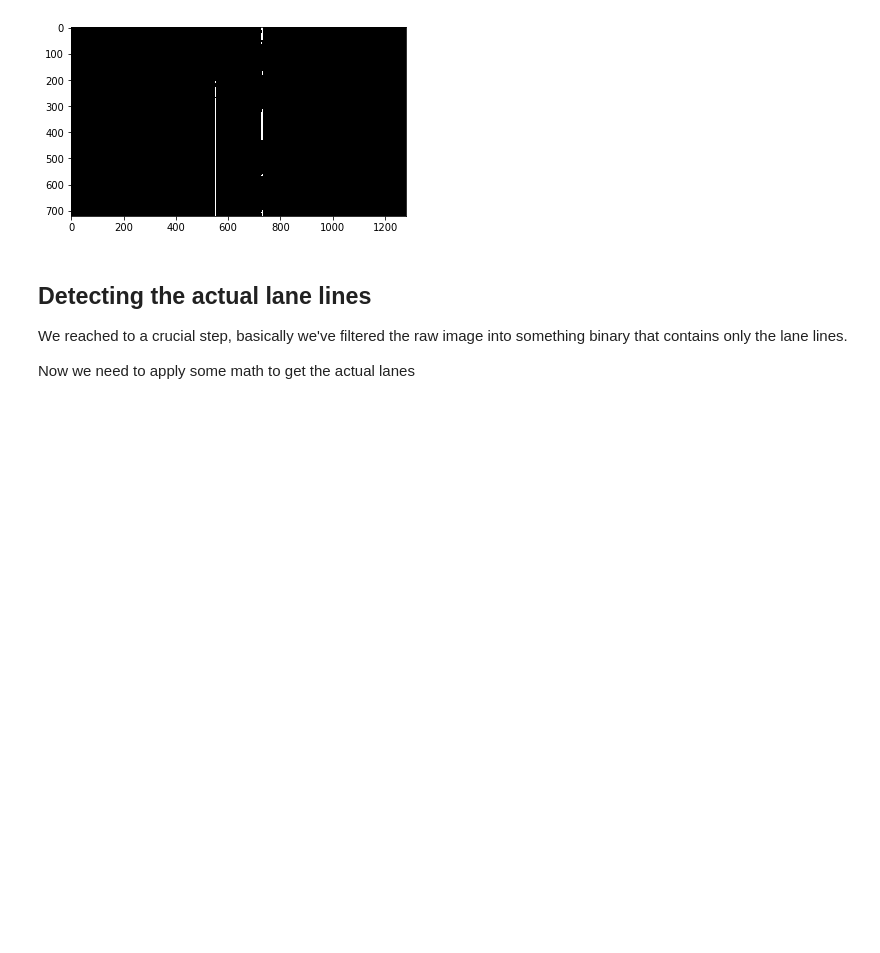
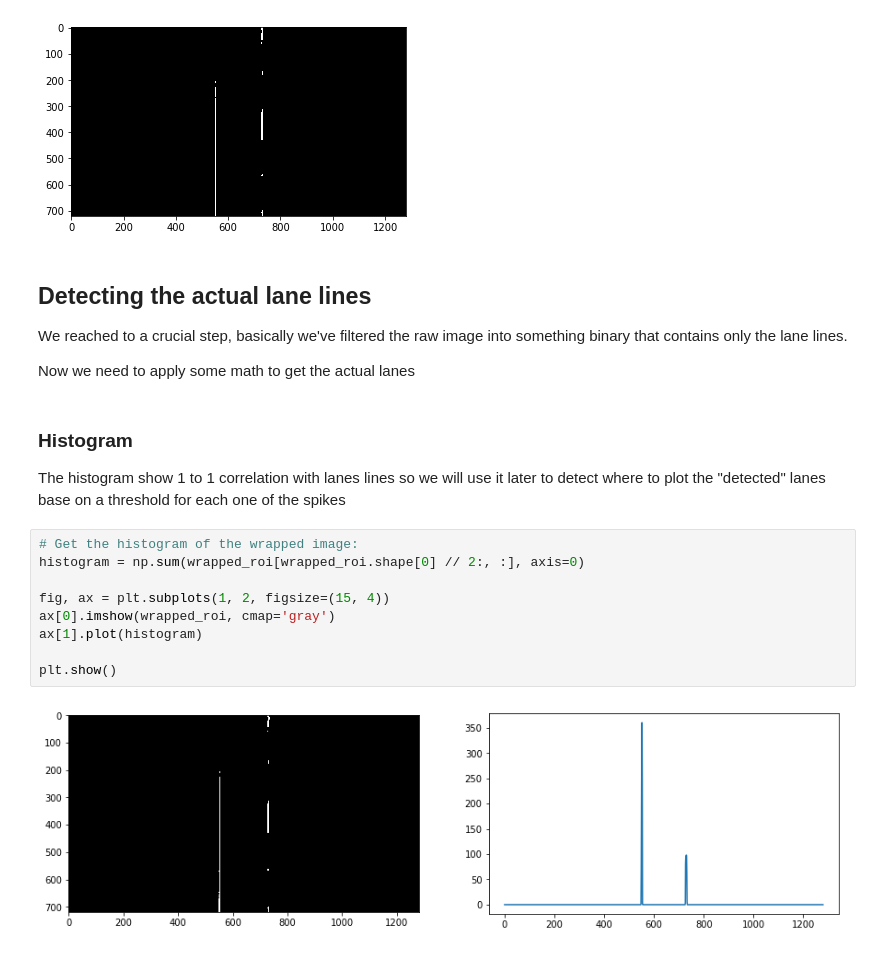
Before and after one commit to matang28/ros-lane-detection, a Jupyter notebook: research.ipynb, the cells around one changed output. Drawn from its saved outputs; the diff is of its cells as text; blank space fills up the shorter version.

```diff
--- a/research.ipynb
+++ b/research.ipynb
@@ -206,3 +206,17 @@ plt.imshow(wrapped_roi, cmap='gray')
 We reached to a crucial step, basically we've filtered the raw image into something binary that contains only the lane lines.
 
 Now we need to apply some math to get the actual lanes
+# %% [markdown]
+### Histogram
+The histogram show 1 to 1 correlation with lanes lines so we will use it later to detect where to plot the "detected" lanes base on a threshold for each one of the spikes
+# %%
+# Get the histogram of the wrapped image:
+histogram = np.sum(wrapped_roi[wrapped_roi.shape[0] // 2:, :], axis=0)
+
+fig, ax = plt.subplots(1, 2, figsize=(15, 4))
+ax[0].imshow(wrapped_roi, cmap='gray')
+ax[1].plot(histogram)
+
+plt.show()
+# %% [output]
+[figure, added]
```
Also changed, not shown: parts of 2 cells of this notebook, 16 other files.
